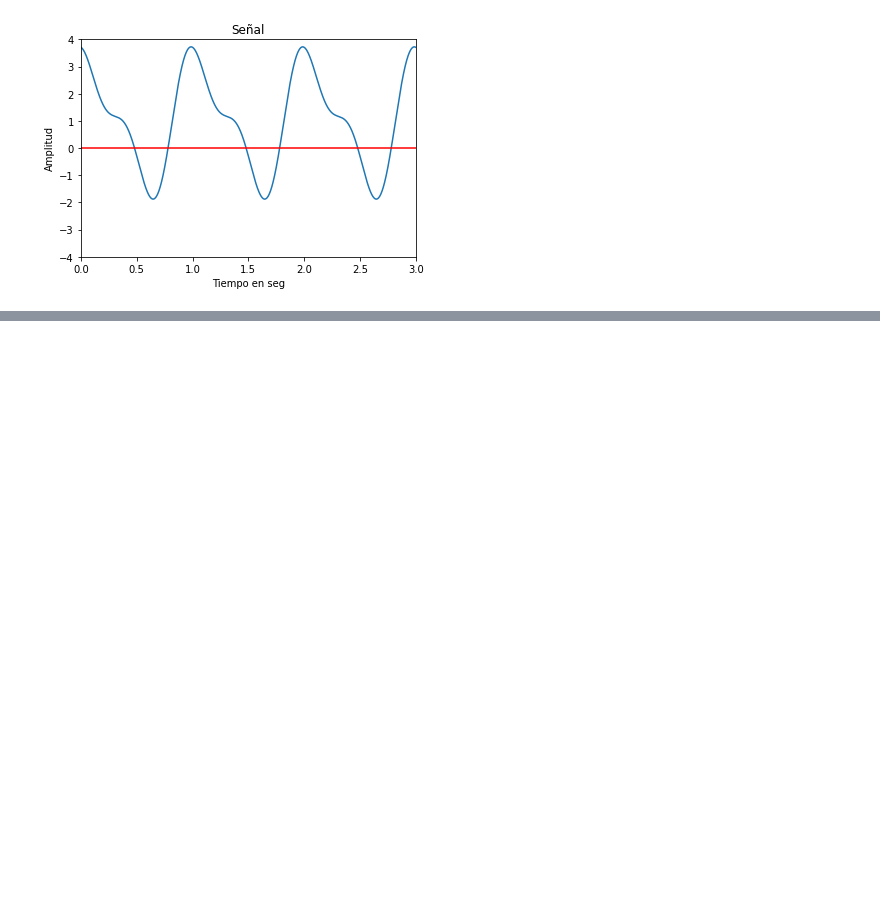
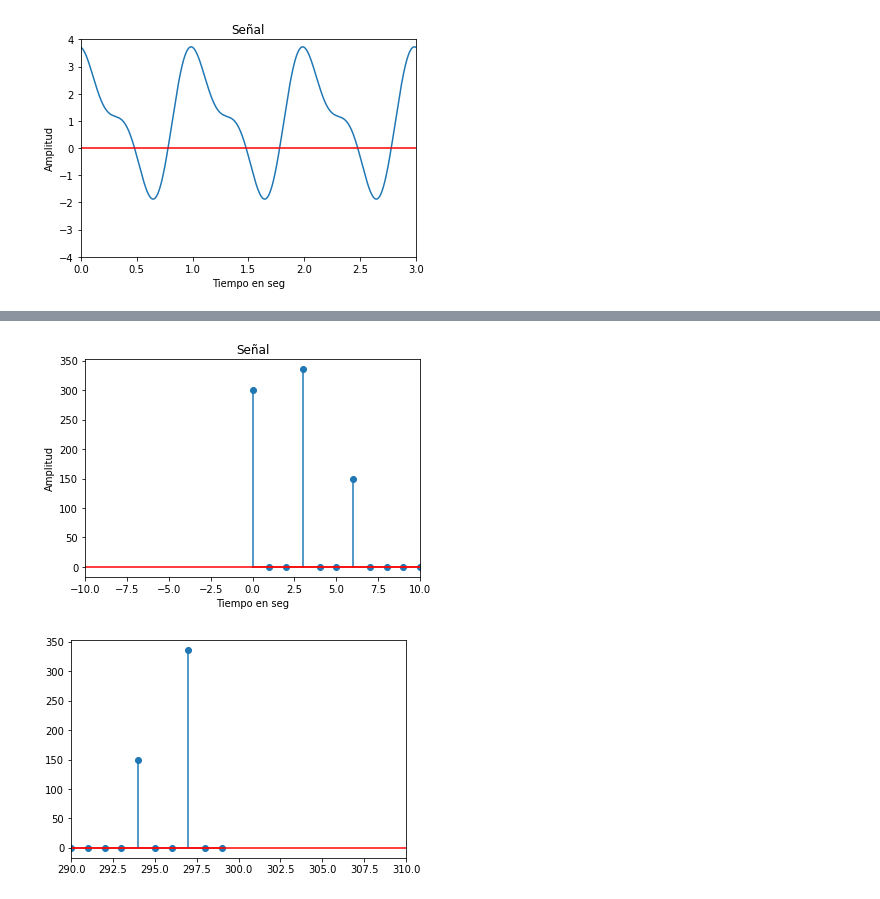
Before and after one commit to FrankAlvaradoR/Teor-a-de-Control, a Jupyter notebook: Transformada_de_Fourier.ipynb, the cells around one changed output, grey strips where cells are left out. Saved outputs shown, nothing was run; the diff lists cells and outputs as text; code cells hidden in the pictures; blank space fills up the shorter version.

```diff
--- a/Transformada_de_Fourier.ipynb
+++ b/Transformada_de_Fourier.ipynb
@@ -54,0 +82,36 @@ plt.show()
+# %%
+# Cargamos las librerias
+import numpy as np
+import matplotlib.pyplot as plt
+import cmath
+
+#Etiquetamos la grafica
+fig, ax = plt.subplots()
+ax.set_title('Señal')
+ax.set_ylabel("Amplitud")
+ax.set_xlabel("Tiempo en seg")
+#definimos la señal
+t = np.arange(0, 3, .01)
+F=1;
+pi = np.pi;
+w = 2*pi*F;
+
+y = 1+np.sin(w*t)+2*np.cos(w*t)+np.cos(2*w*t+(pi/4))
+TF=np.fft.fft(y)
+
+#Graficamos
+
+plt.stem(abs(TF))
+plt.axhline(0, color="r")
+#plt.axvline(0.1, color="g")
+plt.xlim(-10, 10)
+plt.show()
+
+plt.stem(abs(TF))
+plt.axhline(0, color="r")
+#plt.axvline(0.1, color="g")
+plt.xlim(290, 310)
+plt.show()
+# %% [output]
+[figure, added]
+[figure, added]
```
Also changed, not shown: parts of 2 cells of this notebook.
